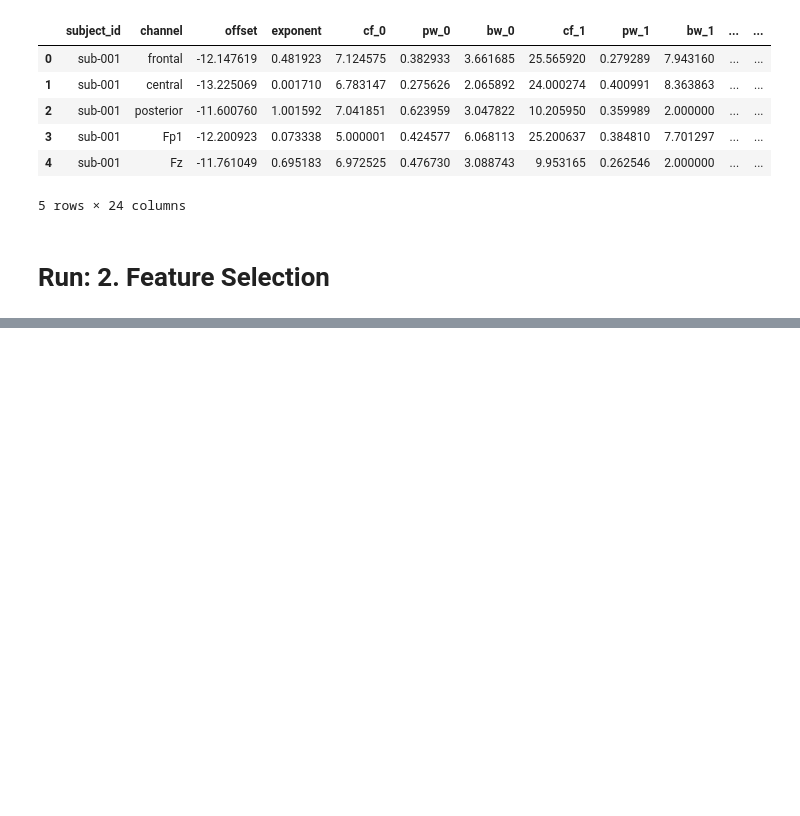
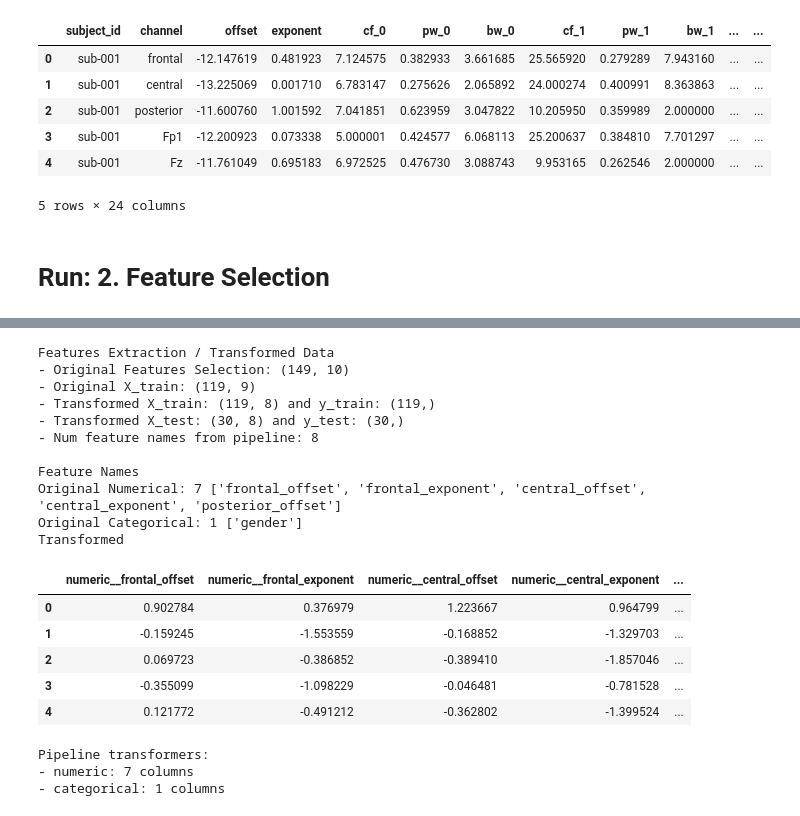
Before and after one commit to StuartG24/EEG_ML_Pipeline, a Jupyter notebook: Notebooks/2a_Features_Extraction_v1.ipynb, the cells around one changed output, grey strips where cells are left out. Saved outputs shown, nothing was run; the diff lists cells and outputs as text; code cells hidden in the pictures; blank space fills up the shorter version.

Commit message:
Prep transformer

```diff
--- a/Notebooks/2a_Features_Extraction_v1.ipynb
+++ b/Notebooks/2a_Features_Extraction_v1.ipynb
@@ -400,0 +403,11 @@ X_train, X_test, y_train, y_test = train_test_split(X, y, test_size=0.2, random_
+# %%
+# Separate X features and y target
+# TODO: Separate notebook and load slected fetaures df
+
+target_col_name = 'pd'
+feature_names = features_slection_df.columns[features_slection_df.columns != target_col_name]
+X = features_slection_df[feature_names].copy()
+y = features_slection_df[target_col_name].copy()
+
+# Data Split : Training & Test, 80:20. NB cross-validation will be performed using Training
+X_train, X_test, y_train, y_test = train_test_split(X, y, test_size=0.2, random_state=42)
@@ -400,0 +472,53 @@ X_train, X_test, y_train, y_test = train_test_split(X, y, test_size=0.2, random_
+# %%
+# Apply the transformations to training data
+
+X_train_transformed = features_prep_pipeline.transform(X_train)
+X_test_transformed = features_prep_pipeline.transform(X_test)
+# %%
+# Checkpoint - Tranformation Results
+
+# Before & After
+print("Features Extraction / Transformed Data")
+print(f'- Original Features Selection: {features_slection_df.shape}')
+print(f'- Original X_train: {X_train.shape}')
+print(f'- Transformed X_train: {X_train_transformed.shape} and y_train: {y_train.shape}')
+print(f'- Transformed X_test: {X_test_transformed.shape} and y_test: {y_test.shape}')
+print(f'- Num feature names from pipeline: {len(cols_transform.get_feature_names_out())}')
+
+# Feature Names
+print("\nFeature Names")
+print("Original Numerical:", len(numerical_cols), numerical_cols[:5] if numerical_cols else "None")
+print("Original Categorical:", len(categorical_cols), categorical_cols[:5] if categorical_cols else "None")
+
+print("Transformed")
+temp_names_X_train_df = pd.DataFrame(X_train_transformed, columns=cols_transform.get_feature_names_out())
+temp_names_X_train_df.reset_index(drop=True, inplace=True)
+# print(list(temp_names_X_train_df.columns[:]))
+# print("\nHead of X_train_transformed:")
+display(temp_names_X_train_df.head())
+
+# Check the pipeline structure
+print("Pipeline transformers:")
+for name, transformer, columns in cols_transform.transformers_:
+    print(f"- {name}: {len(columns) if hasattr(columns, '__len__') else 'Unknown'} columns")
+# %% [output]
+Features Extraction / Transformed Data
+- Original Features Selection: (149, 10)
+- Original X_train: (119, 9)
+- Transformed X_train: (119, 8) and y_train: (119,)
+- Transformed X_test: (30, 8) and y_test: (30,)
+- Num feature names from pipeline: 8
+
+Feature Names
+Original Numerical: 7 ['frontal_offset', 'frontal_exponent', 'central_offset', 'central_exponent', 'posterior_offset']
+Original Categorical: 1 ['gender']
+Transformed
+|  | numeric__frontal_offset | numeric__frontal_exponent | numeric__central_offset | numeric__central_exponent | ... |
+| 0 | 0.902784 | 0.376979 | 1.223667 | 0.964799 | ... |
+| 1 | -0.159245 | -1.553559 | -0.168852 | -1.329703 | ... |
+| 2 | 0.069723 | -0.386852 | -0.389410 | -1.857046 | ... |
+| 3 | -0.355099 | -1.098229 | -0.046481 | -0.781528 | ... |
+| 4 | 0.121772 | -0.491212 | -0.362802 | -1.399524 | ... |
+Pipeline transformers:
+- numeric: 7 columns
+- categorical: 1 columns
```
Also changed, not shown: parts of 9 cells of this notebook, 1 other file.
